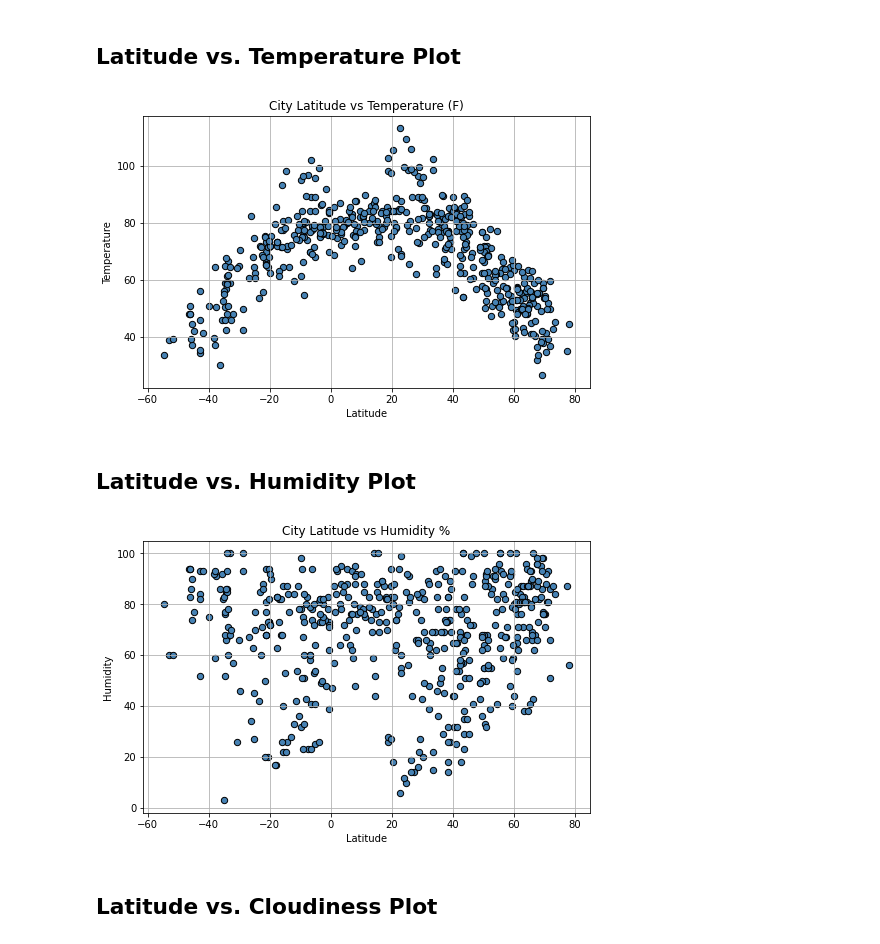
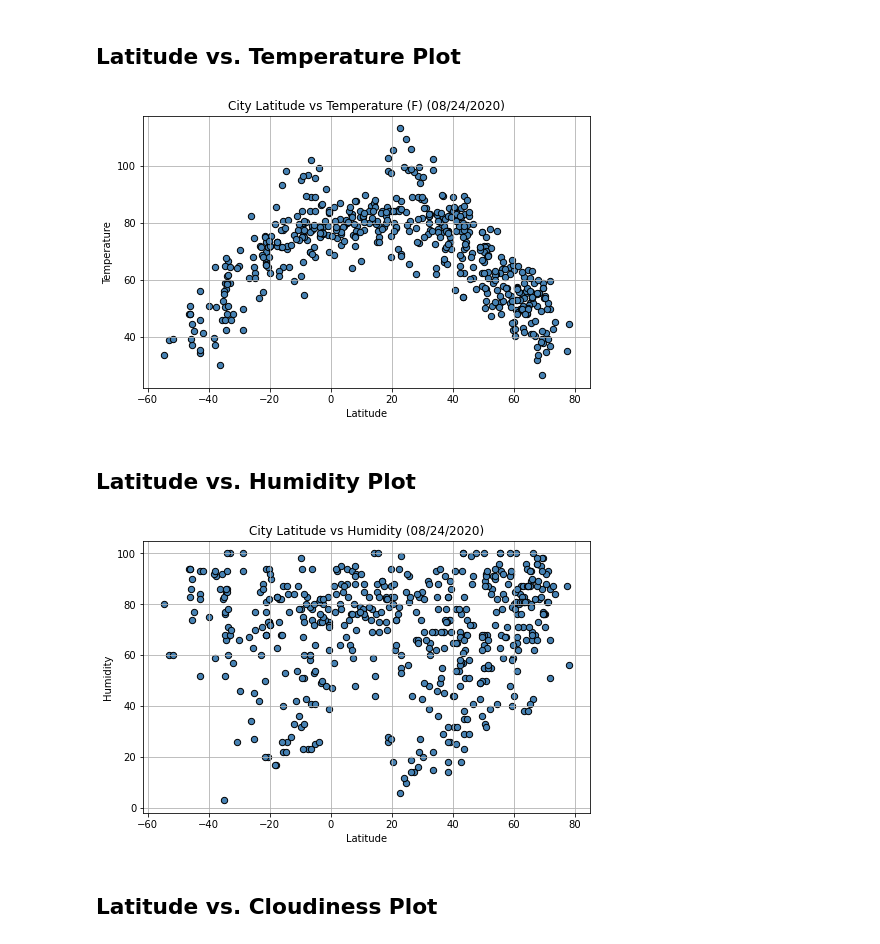
Before and after one commit to adrianstrecker/python-api-challenge, a Jupyter notebook: WeatherPy/WeatherPy.ipynb, the cells around one changed output. Drawn from its saved outputs; the diff is of its cells as text; code cells hidden in the pictures.

Commit message:
Added date to graph title

```diff
--- a/WeatherPy/WeatherPy.ipynb
+++ b/WeatherPy/WeatherPy.ipynb
@@ -188,21 +188,25 @@ humidity_over_a_hundred.head(5)
 # %%
 x_lat = cleaned_weather_data["Latitude"]
 y_temp = cleaned_weather_data["Temperature"]
+# https://stackoverflow.com/questions/21738566/how-to-set-a-variable-to-be-todays-date-in-python-pandas
+date = pd.Timestamp('today').strftime("%m/%d/%Y")
 
 #https://pandas.pydata.org/pandas-docs/stable/reference/api/pandas.DataFrame.plot.scatter.html?highlight=marker%20size
-cleaned_weather_data.plot(kind = "scatter", x = "Latitude", y = "Temperature", title = "City Latitude vs Temperature (F)",
+cleaned_weather_data.plot(kind = "scatter", x = "Latitude", y = "Temperature", title = "City Latitude vs Temperature (F) " +
+                          "(" + date + ")",
                          color = "steelblue", edgecolors = "black", s = 40, figsize = (8,5), grid = True)
 plt.show()
 # %% [output]
-[figure, old version]
+[figure, new version]
 # %% [markdown]
 ## Latitude vs. Humidity Plot
 # %%
-cleaned_weather_data.plot(kind = "scatter", x = "Latitude", y = "Humidity", title = "City Latitude vs Humidity %",
+cleaned_weather_data.plot(kind = "scatter", x = "Latitude", y = "Humidity", title = "City Latitude vs Humidity " +
+                          "(" + date + ")",
                          color = "steelblue", edgecolors = "black", s = 40, figsize = (8,5), grid = True)
 plt.show()
 # %% [output]
-[figure, old version]
+[figure, new version]
 # %% [markdown]
 ## Latitude vs. Cloudiness Plot
 # %%
```
Also changed, not shown: parts of 10 cells of this notebook.
